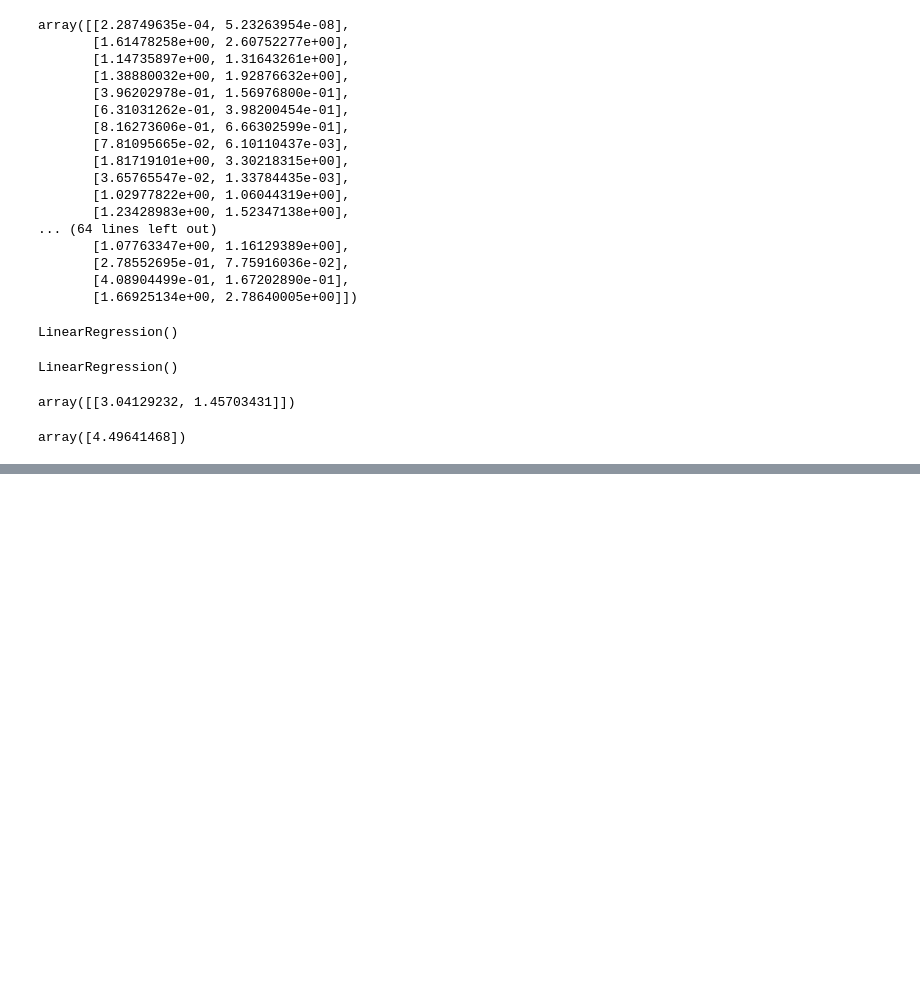
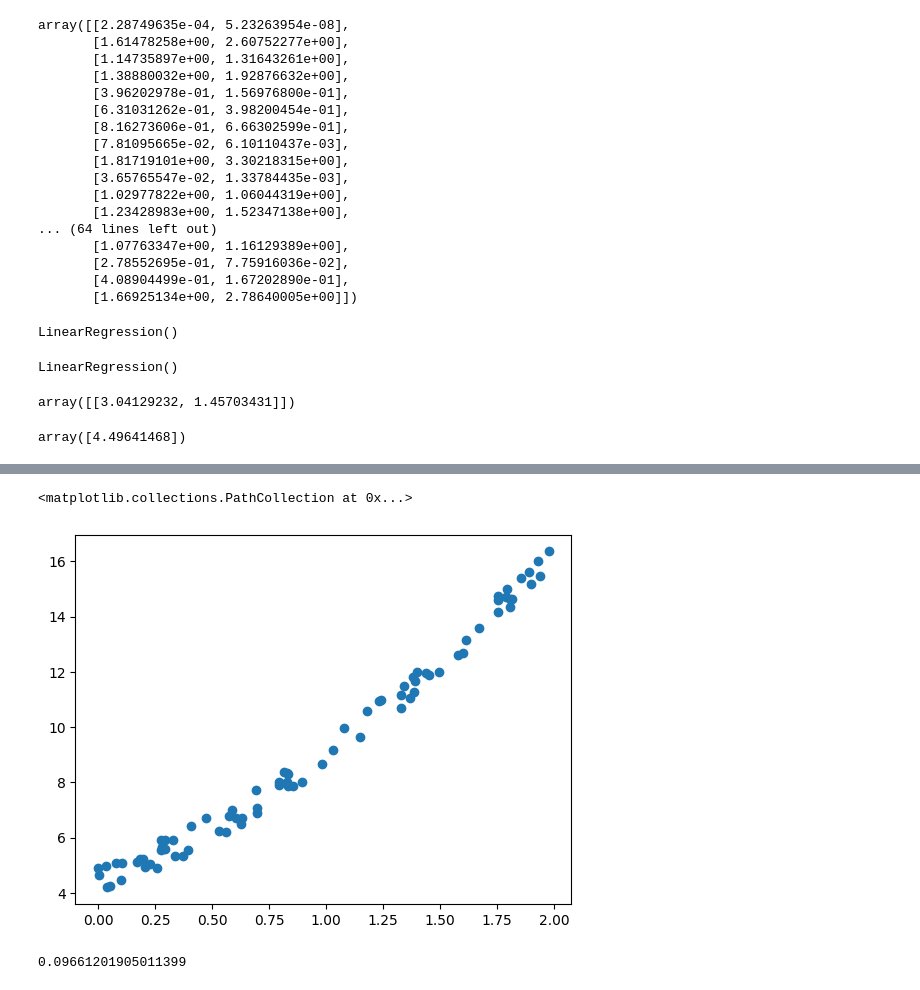
Before and after one commit to avinashrai16/DS-PRO, a Jupyter notebook: Module06-Machine-Learning/Class10-12-05-2024/PolynomialRegression-Impl.ipynb, the cells around one changed output, grey strips where cells are left out. Drawn from its saved outputs; the diff is of its cells as text; code cells hidden in the pictures; blank space fills up the shorter version.

```diff
--- a/Module06-Machine-Learning/Class10-12-05-2024/PolynomialRegression-Impl.ipynb
+++ b/Module06-Machine-Learning/Class10-12-05-2024/PolynomialRegression-Impl.ipynb
@@ -96,0 +122,5 @@ y_pred=
+# %%
+plt.scatter(X_train,y_train, label="Train Data")
+# %% [output]
+<matplotlib.collections.PathCollection at 0x...>
+[figure, added]
@@ -96,0 +129,4 @@ y_pred=
+# %%
+mean_squared_error(y_train,y_pred)
+# %% [output]
+0.09661201905011399
```
Also changed, not shown: parts of 5 cells of this notebook, 3 other files.
